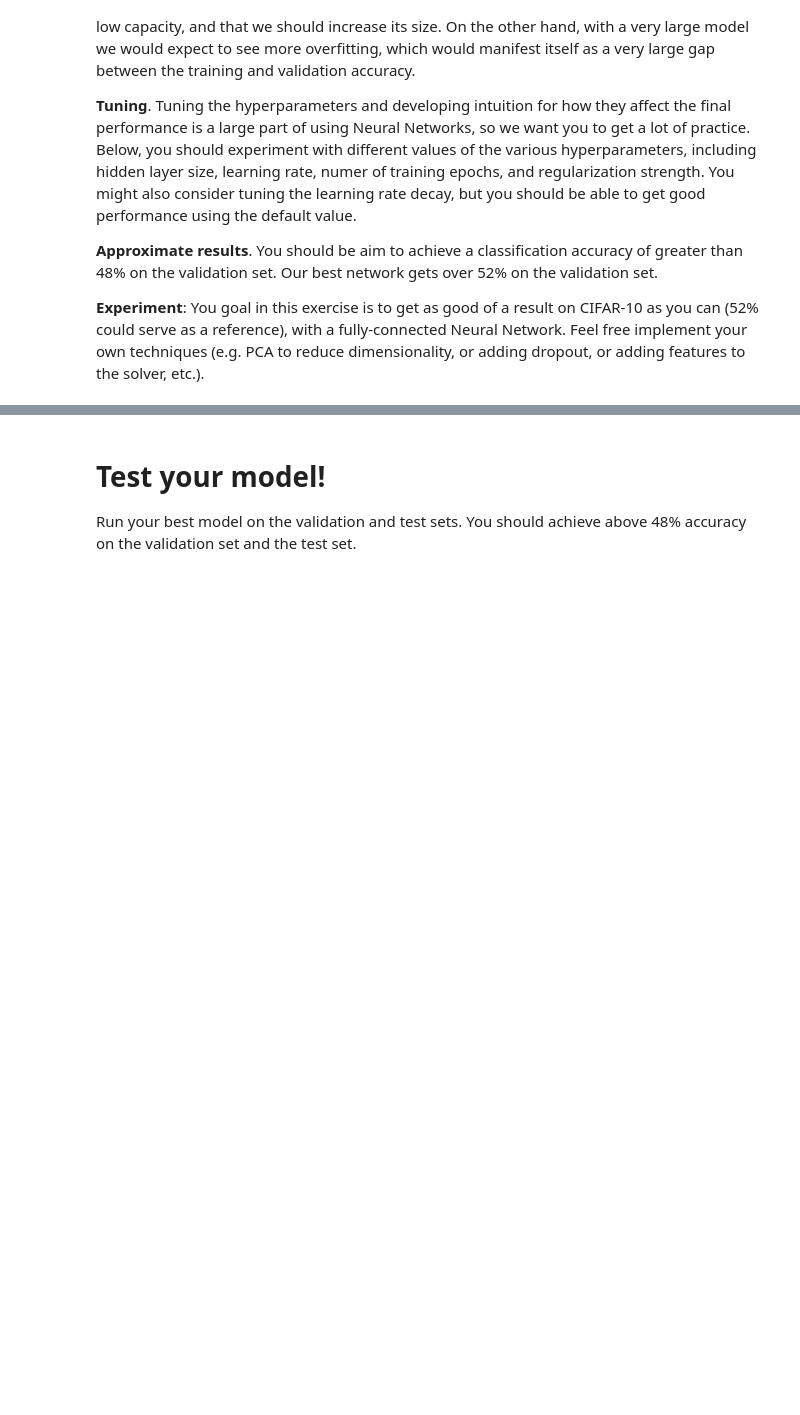
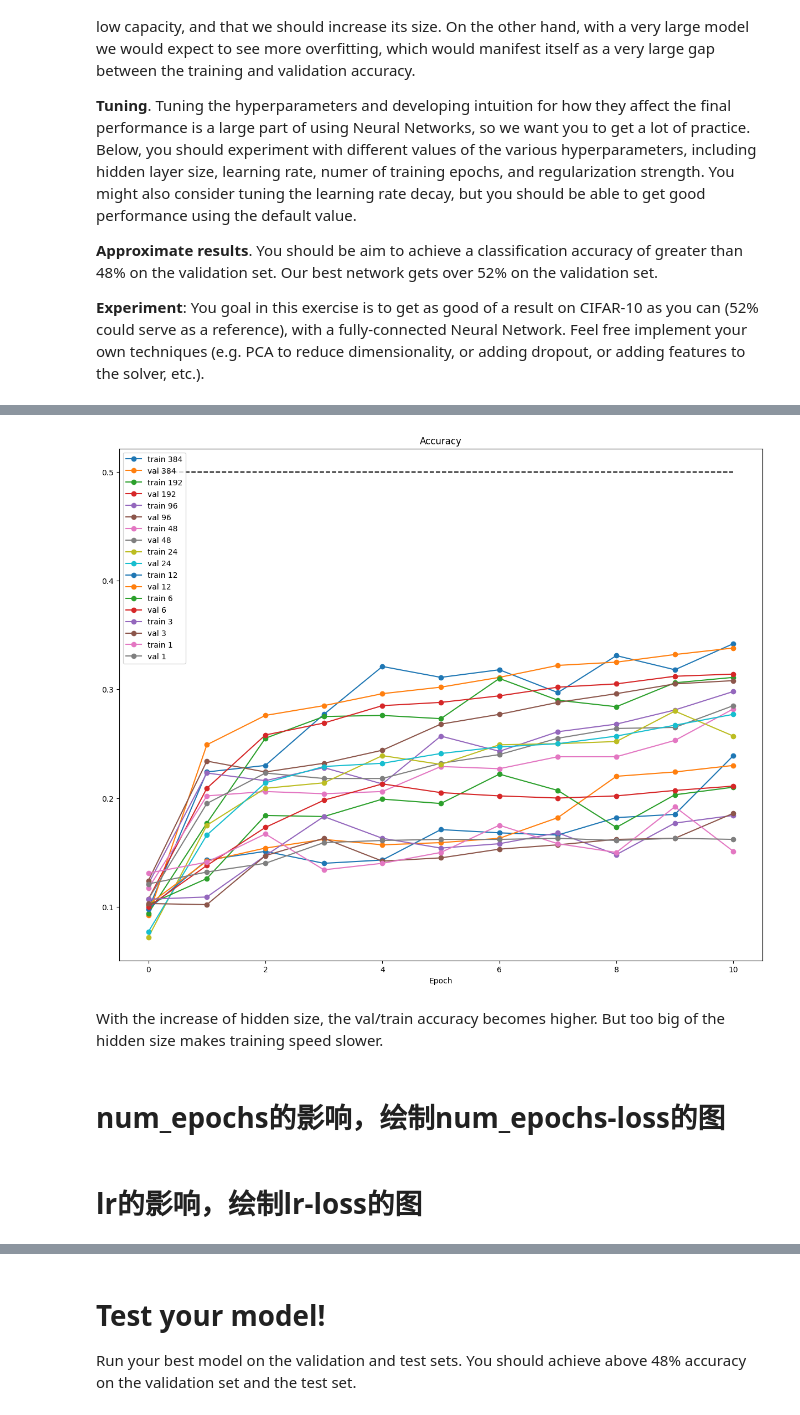
Before and after one commit to WenboKou/assignments, a Jupyter notebook: assignments/assignment1/two_layer_net.ipynb, the cells around one changed output, grey strips where cells are left out. Drawn from its saved outputs; the diff is of its cells as text; code cells hidden in the pictures; blank space fills up the shorter version.

Commit message:
solver

```diff
--- a/assignments/assignment1/two_layer_net.ipynb
+++ b/assignments/assignment1/two_layer_net.ipynb
@@ -376,7 +376,19 @@ solver = None
 ##############################################################################
 # *****START OF YOUR CODE (DO NOT DELETE/MODIFY THIS LINE)*****
 
-pass
+train_val_data = {
+    "X_train": data["X_train"],
+    "X_val": data["X_val"],
+    "y_train": data["y_train"],
+    "y_val": data["y_val"]
+}
+solver = Solver(model, train_val_data,
+                optim_config={
+                  'learning_rate': 1e-4,
+                },
+                lr_decay=0.95,
+                print_every=100)
+solver.train()
 
 # *****END OF YOUR CODE (DO NOT DELETE/MODIFY THIS LINE)*****
 ##############################################################################
@@ -447,7 +483,23 @@ best_model = None
 #################################################################################
 # *****START OF YOUR CODE (DO NOT DELETE/MODIFY THIS LINE)*****
 
-pass
+solvers = []
+
+input_size = 32 * 32 * 3
+hidden_sizes = [384, 192, 96, 48, 24, 12, 6, 3, 1]
+num_classes = 10
+for hidden_size in hidden_sizes:
+  model = TwoLayerNet(input_size, hidden_size, num_classes)
+
+  solver = Solver(model, train_val_data,
+                  optim_config={
+                    'learning_rate': 1e-5,
+                  },
+                  lr_decay=0.95,
+                  print_every=100,
+                  num_epochs=10)
+  solvers.append(solver)
+  solver.train()
 
 # *****END OF YOUR CODE (DO NOT DELETE/MODIFY THIS LINE)*****
 ################################################################################
@@ -455,0 +526,16 @@ pass
+# %%
+plt.title('Accuracy')
+for solver, hidden_size in zip(solvers, hidden_sizes):
+  plt.plot(solver.train_acc_history, '-o', label=f"train {hidden_size}")
+  plt.plot(solver.val_acc_history, '-o', label=f"val {hidden_size}")
+plt.plot([0.5] * len(solver.val_acc_history), 'k--')
+plt.xlabel('Epoch')
+plt.legend(loc='upper left')
+plt.gcf().set_size_inches(15, 12)
+plt.show()
+# %% [output]
+[figure, added]
+# %% [markdown]
+With the increase of hidden size, the val/train accuracy becomes higher. But too big of the hidden size makes training speed slower.
+# %% [markdown]
+# num_epochs的影响，绘制num_epochs-loss的图
@@ -455,0 +574,2 @@ pass
+# %% [markdown]
+# lr的影响，绘制lr-loss的图
```
Also changed, not shown: parts of 19 cells of this notebook, 1 other file.
